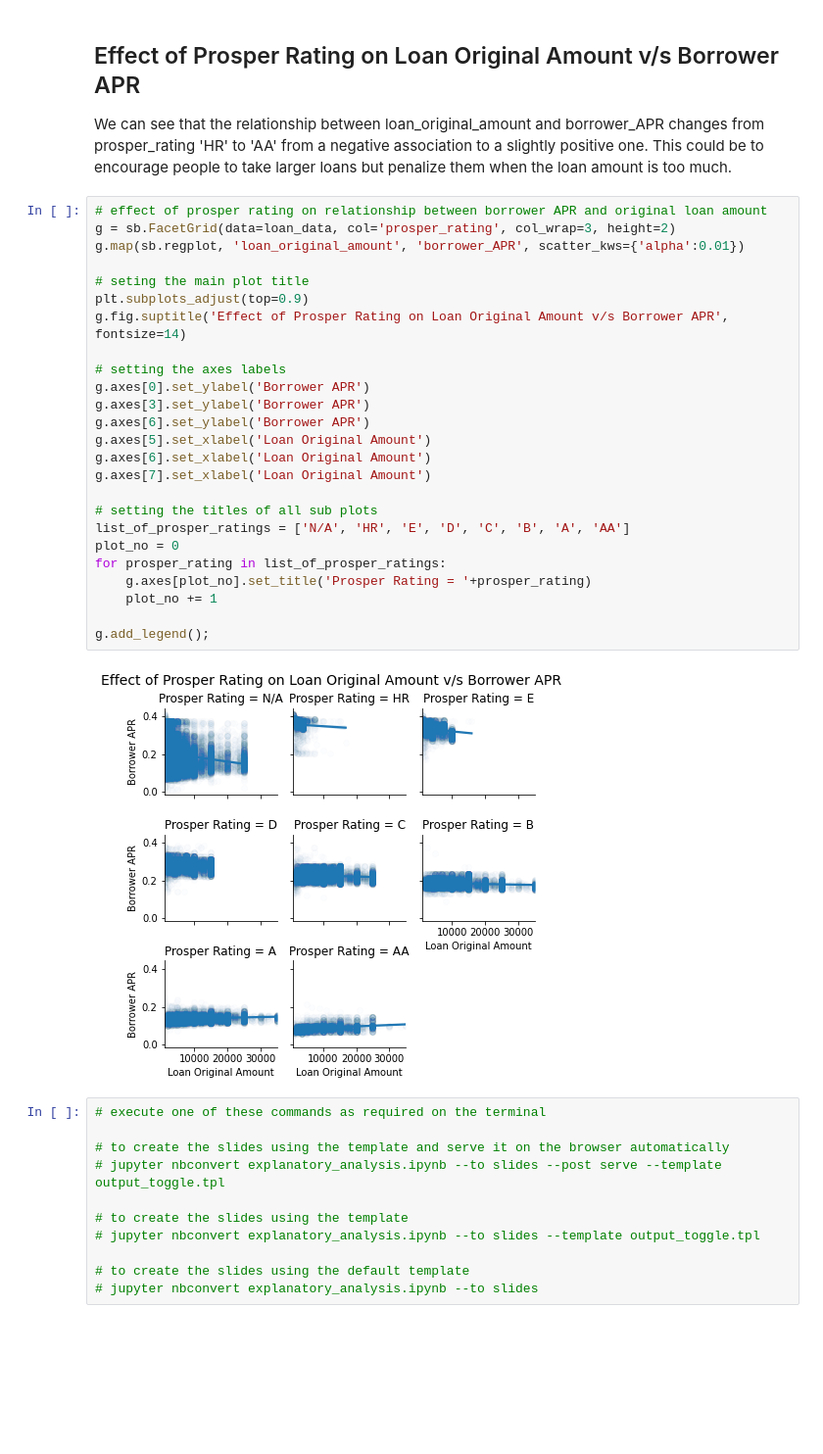
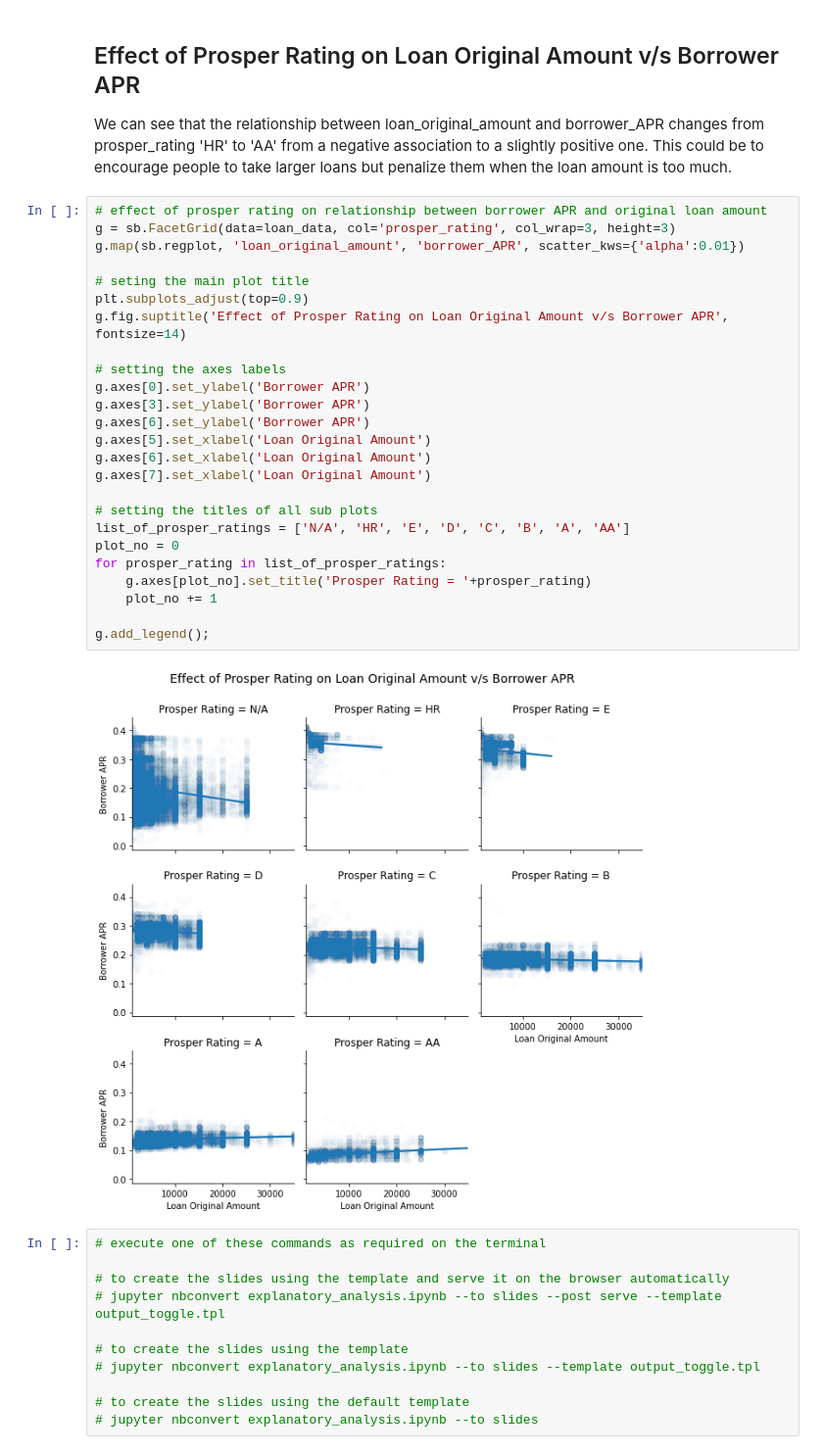
Before and after one commit to jyothirupa/loan-data-visualization, a Jupyter notebook: explanatory_analysis.ipynb, the cells around one changed output. Shown at 98% size. Saved outputs shown, nothing was run; the diff lists cells and outputs as text; blank space fills up the shorter version.

```diff
--- a/explanatory_analysis.ipynb
+++ b/explanatory_analysis.ipynb
@@ -188,31 +188,31 @@ plt.title('Loan Original Amount v/s Borrower APR');
 We can see that the relationship between loan_original_amount and borrower_APR changes from prosper_rating 'HR' to 'AA' from a negative association to a slightly positive one. This could be to encourage people to take larger loans but penalize them when the loan amount is too much.
 # %%
 # effect of prosper rating on relationship between borrower APR and original loan amount
-g = sb.FacetGrid(data=loan_data, col='prosper_rating', col_wrap=3, height=2)
+g = sb.FacetGrid(data=loan_data, col='prosper_rating', col_wrap=3, height=3)
 g.map(sb.regplot, 'loan_original_amount', 'borrower_APR', scatter_kws={'alpha':0.01})
 
 # seting the main plot title
 plt.subplots_adjust(top=0.9)
 g.fig.suptitle('Effect of Prosper Rating on Loan Original Amount v/s Borrower APR', fontsize=14)
 
 # setting the axes labels
 g.axes[0].set_ylabel('Borrower APR')
 g.axes[3].set_ylabel('Borrower APR')
 g.axes[6].set_ylabel('Borrower APR')
 g.axes[5].set_xlabel('Loan Original Amount')
 g.axes[6].set_xlabel('Loan Original Amount')
 g.axes[7].set_xlabel('Loan Original Amount')
 
 # setting the titles of all sub plots
 list_of_prosper_ratings = ['N/A', 'HR', 'E', 'D', 'C', 'B', 'A', 'AA']
 plot_no = 0
 for prosper_rating in list_of_prosper_ratings:
     g.axes[plot_no].set_title('Prosper Rating = '+prosper_rating)
     plot_no += 1
 
 g.add_legend();
 # %% [output]
-[figure, old version]
+[figure, new version]
 # %%
 # execute one of these commands as required on the terminal
 
```
Also changed, not shown: parts of 3 cells of this notebook, 1 other file.
